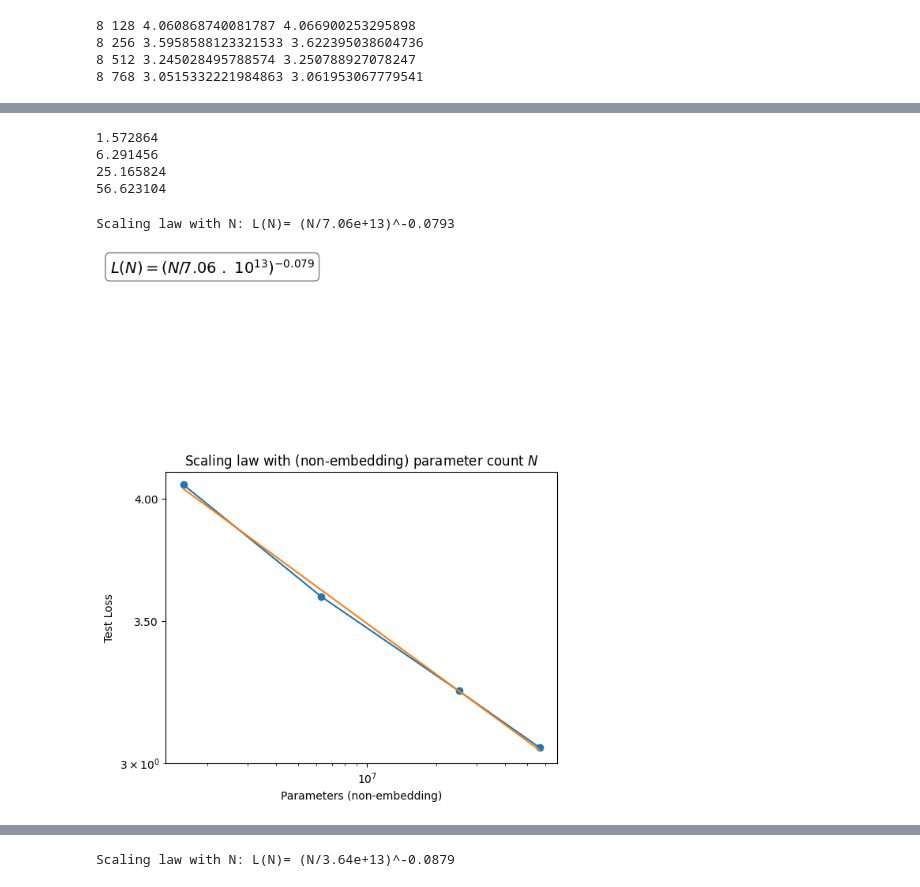
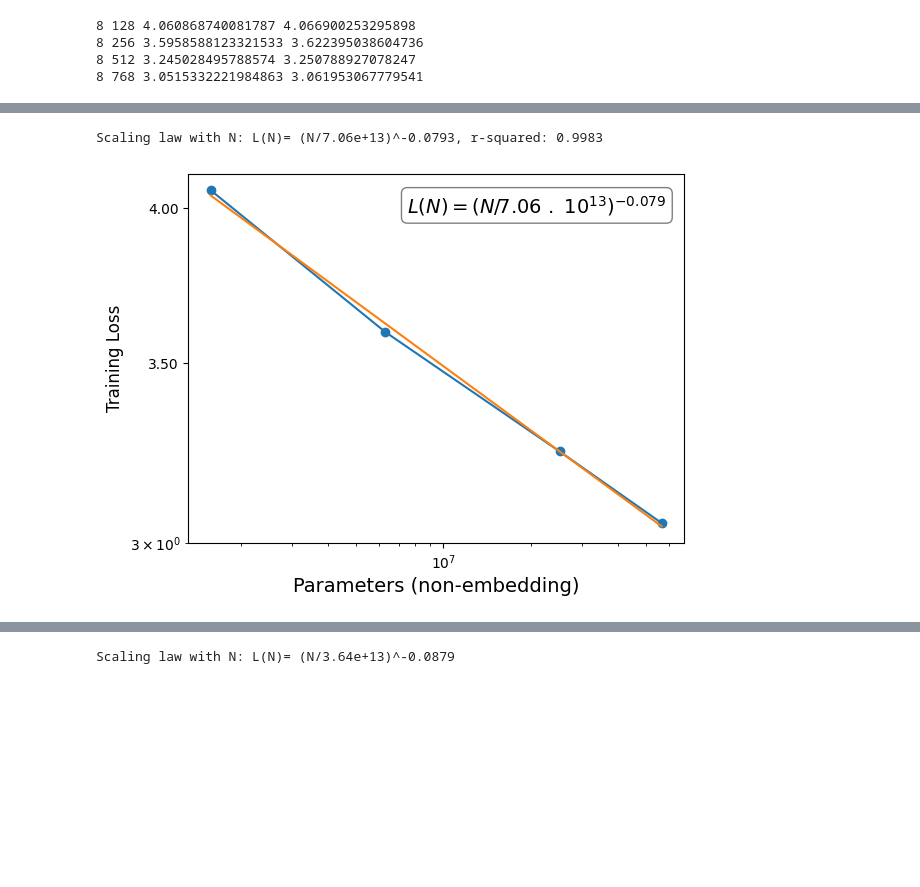
Before and after one commit to shehper/feature_universality, a Jupyter notebook: notebooks/wandb_data.ipynb, the cells around one changed output, grey strips where cells are left out. Saved outputs shown, nothing was run; the diff lists cells and outputs as text; code cells hidden in the pictures; blank space fills up the shorter version.

```diff
--- a/notebooks/wandb_data.ipynb
+++ b/notebooks/wandb_data.ipynb
@@ -46,49 +34,46 @@ plt.show()
-# %%
-for n_embd in [128, 256, 512, 768]:
-    print(12 * 8 * n_embd**2 / 1e6)
-# %% [output]
-1.572864
-6.291456
-25.165824
-56.623104
 # %%
 import numpy as np
 import matplotlib.pyplot as plt
 from sklearn.linear_model import LinearRegression
 from matplotlib.ticker import FormatStrFormatter
 
 def linear_fit(xs, ys):
     # xs, ys may each be a Python list or 1d numpy array of x and y values
+    xs = np.array(xs).reshape(-1, 1)
+    ys = np.array(ys).reshape(-1, 1)
     model = LinearRegression()
-    model.fit(np.array(xs).reshape(-1, 1), np.array(ys).reshape(-1, 1))
+    model.fit(xs, ys)
     slope, intercept = model.coef_[0][0], model.intercept_[0]
-    return slope, intercept
+    r_squared = model.score(xs, ys)
+    return slope, intercept, r_squared
 
+Ns = list(losses_dict.keys())
+losses = list([losses_dict[N] for N in Ns])
 
 #Fit to the equation in log-space: log(L) = alpha_N log(N_c) - alpha_N log(N)
-slope, intercept = linear_fit(np.log(Ns), np.log(losses))
+slope, intercept, r_squared = linear_fit(np.log(Ns), np.log(losses))
 alpha_N, N_c = -slope, np.exp(-intercept/slope)
-print(f'Scaling law with N: L(N)= (N/{N_c:.2e})^{-alpha_N:.4f}')
+print(f'Scaling law with N: L(N)= (N/{N_c:.2e})^{-alpha_N:.4f}, r-squared: {r_squared:.4f}')
 textLN =  "$L(N) = (N/{0} \ . \ 10^{{{1}}})^{{{2}}}$".format(*f'{N_c:.2e}'.split('e+') + [f'{-alpha_N:.3f}'])
 
 #plt.figure(dpi=1200)
 # Plot the data and fit
 plt.plot(Ns, losses, '-o')
 plt.plot(Ns,(N_c/np.array(Ns))**alpha_N , '-')
 plt.xscale("log")
 plt.yscale("log")
-plt.xlabel("Parameters (non-embedding)")
-plt.ylabel("Test Loss")
+plt.xlabel("Parameters (non-embedding)", fontdict={"size":14})
+plt.ylabel("Training Loss", fontdict={"size":12})
 plt.yticks(np.arange(3.5, 4.25, 0.5))
 plt.gca().yaxis.set_major_formatter(FormatStrFormatter('%.2f'))
-plt.text(7.5e5, 5.2, textLN, verticalalignment='top', fontsize=14,
+plt.text(7.5e6, 4.05, textLN, verticalalignment='top', fontsize=14,
          bbox= dict(boxstyle='round', facecolor='white', alpha=0.5))
-plt.title("Scaling law with (non-embedding) parameter count $N$")
-plt.savefig('../figs/scaling.png')
+#plt.title("Scaling law with (non-embedding) parameter count $N$", fontdict={"size":14})
+plt.savefig('../figs/scaling.pdf')
 plt.show()
 # %% [output]
-Scaling law with N: L(N)= (N/7.06e+13)^-0.0793
+Scaling law with N: L(N)= (N/7.06e+13)^-0.0793, r-squared: 0.9983
-[figure, old version]
+[figure, new version]
 # %%
 losses = [4.17, 3.70, 3.32, 3.14]
 
```
Also changed, not shown: parts of 2 cells of this notebook.
